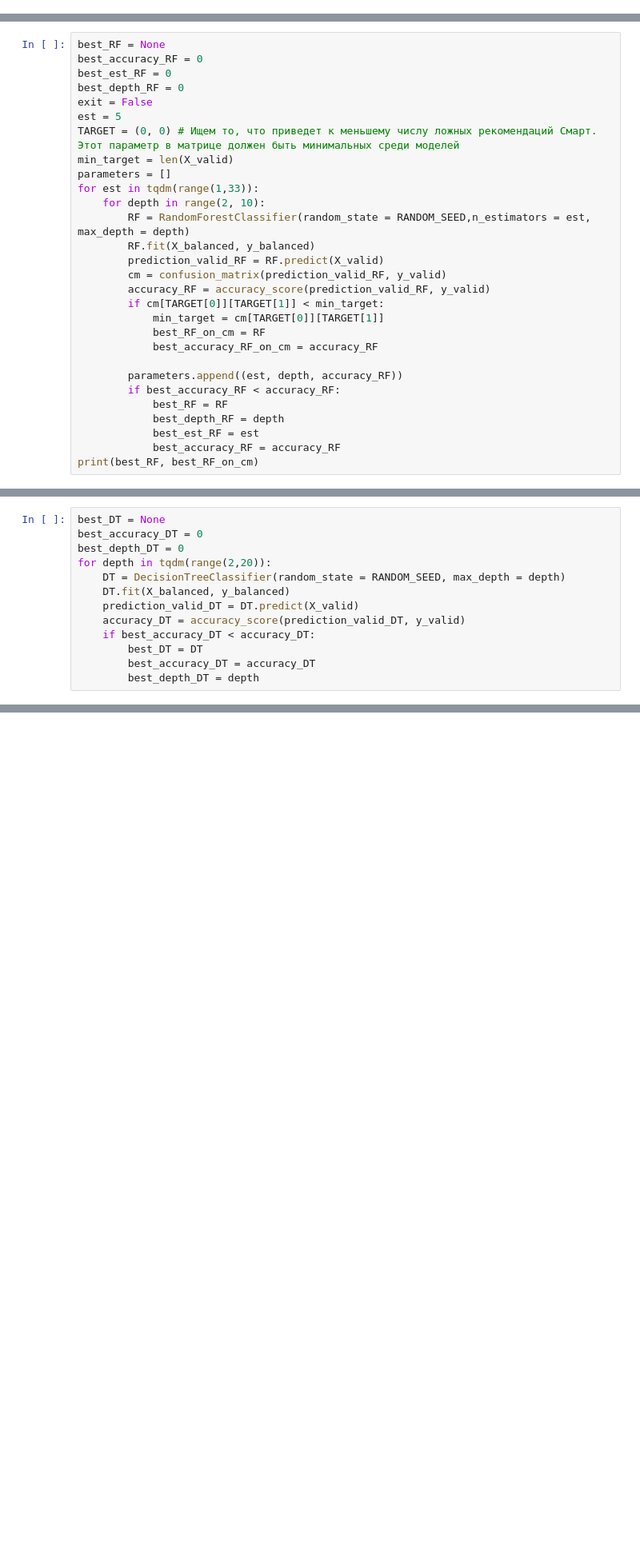
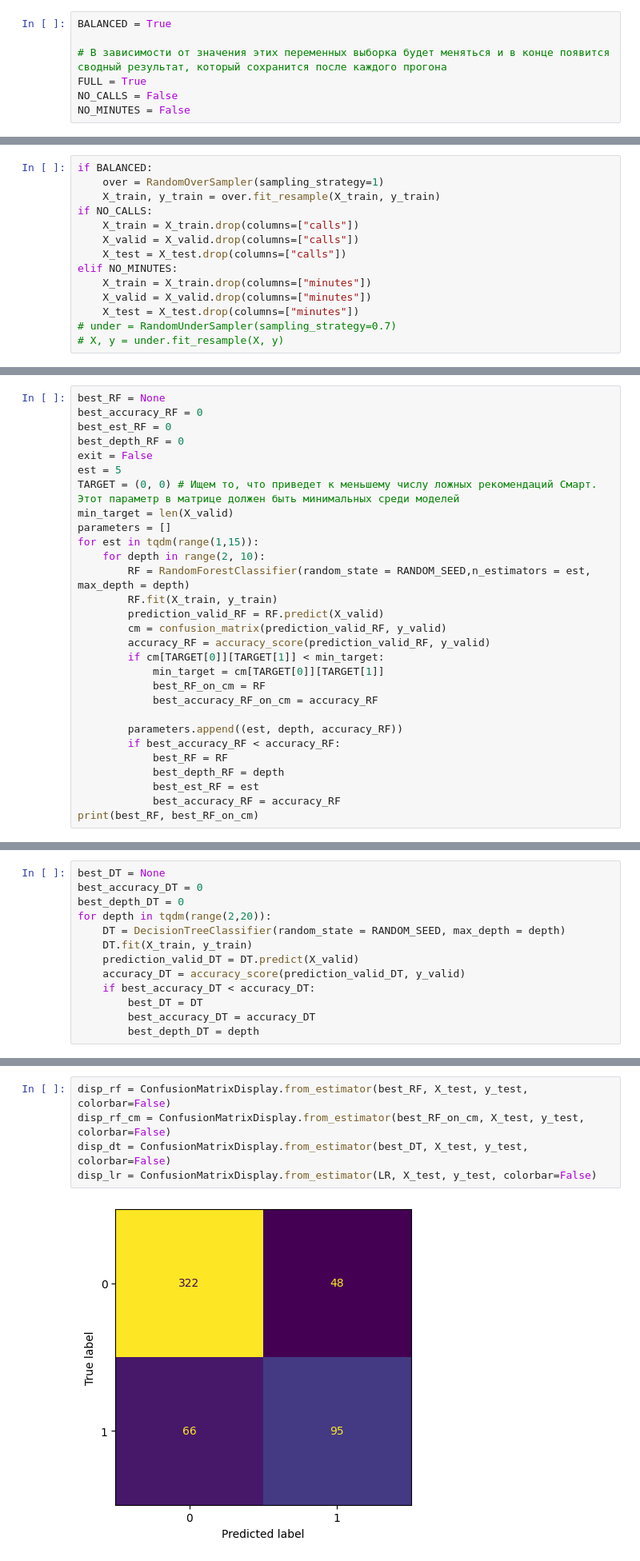
Before and after one commit to Gvozdyara/ml-tariff-classification, a Jupyter notebook: prediction_mobile_tariffs.ipynb, the cells around one changed output, grey strips where cells are left out. Shown at 80% size. Saved outputs shown, nothing was run; the diff lists cells and outputs as text; blank space fills up the shorter version.

```diff
--- a/prediction_mobile_tariffs.ipynb
+++ b/prediction_mobile_tariffs.ipynb
@@ -169 +166,8 @@ describe(X_train, y_train)
+# %%
+BALANCED = True
+
+# В зависимости от значения этих переменных выборка будет меняться и в конце появится сводный результат, который сохранится после каждого прогона
+FULL = True
+NO_CALLS = False
+NO_MINUTES = False
 # %% [markdown]
@@ -180,3 +186,17 @@ describe(X_train, y_train)
+# %%
+if BALANCED:
+    over = RandomOverSampler(sampling_strategy=1)
+    X_train, y_train = over.fit_resample(X_train, y_train)
+if NO_CALLS:
+    X_train = X_train.drop(columns=["calls"])
+    X_valid = X_valid.drop(columns=["calls"])
+    X_test = X_test.drop(columns=["calls"])
+elif NO_MINUTES:
+    X_train = X_train.drop(columns=["minutes"])
+    X_valid = X_valid.drop(columns=["minutes"])
+    X_test = X_test.drop(columns=["minutes"])
+# under = RandomUnderSampler(sampling_strategy=0.7)
+# X, y = under.fit_resample(X, y)
 # %% [markdown]
 #  Исследуем модели
 # %% [markdown]
@@ -193,10 +213,10 @@ est = 5
 TARGET = (0, 0) # Ищем то, что приведет к меньшему числу ложных рекомендаций Смарт. Этот параметр в матрице должен быть минимальных среди моделей
 min_target = len(X_valid)
 parameters = []
-for est in tqdm(range(1,33)):
+for est in tqdm(range(1,15)):
     for depth in range(2, 10):
         RF = RandomForestClassifier(random_state = RANDOM_SEED,n_estimators = est, max_depth = depth)
-        RF.fit(X_balanced, y_balanced)
+        RF.fit(X_train, y_train)
         prediction_valid_RF = RF.predict(X_valid)
         cm = confusion_matrix(prediction_valid_RF, y_valid)
         accuracy_RF = accuracy_score(prediction_valid_RF, y_valid)
@@ -230,7 +242,7 @@ best_accuracy_DT = 0
 best_depth_DT = 0
 for depth in tqdm(range(2,20)):
     DT = DecisionTreeClassifier(random_state = RANDOM_SEED, max_depth = depth)
-    DT.fit(X_balanced, y_balanced)
+    DT.fit(X_train, y_train)
     prediction_valid_DT = DT.predict(X_valid)
     accuracy_DT = accuracy_score(prediction_valid_DT, y_valid)
     if best_accuracy_DT < accuracy_DT:
@@ -313,0 +273,7 @@ disp = ConfusionMatrixDisplay.from_estimator(LR, X_test, y_test)
+# %%
+disp_rf = ConfusionMatrixDisplay.from_estimator(best_RF, X_test, y_test, colorbar=False)
+disp_rf_cm = ConfusionMatrixDisplay.from_estimator(best_RF_on_cm, X_test, y_test, colorbar=False)
+disp_dt = ConfusionMatrixDisplay.from_estimator(best_DT, X_test, y_test, colorbar=False)
+disp_lr = ConfusionMatrixDisplay.from_estimator(LR, X_test, y_test, colorbar=False)
+# %% [output]
+[figure, added]
```
Also changed, not shown: parts of 50 cells of this notebook.
